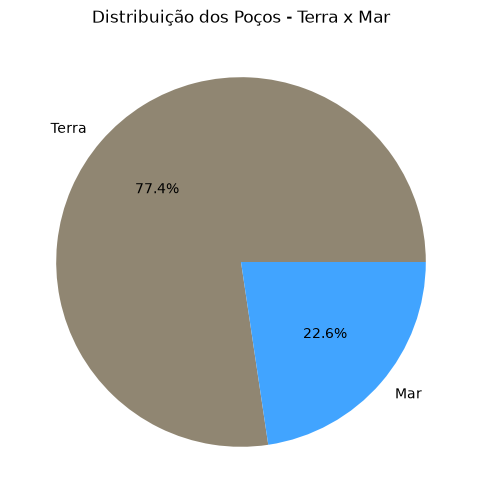
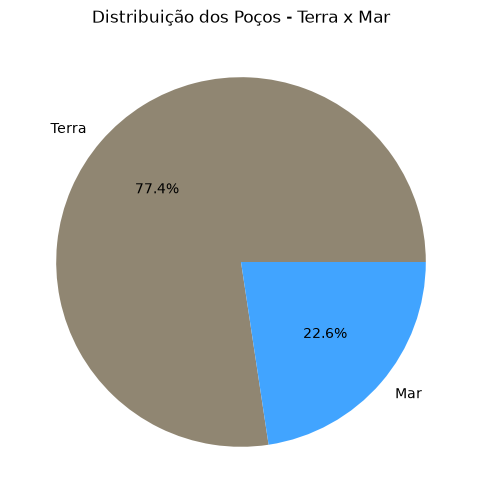
The change to this notebook cell's code, shown as a diff; its figure went from the first image to the second:
--- before
+++ after
@@ -1,7 +1,7 @@
 # Ditribuição dos Poços - Terra x Mar
-contagem = df['TERRA_MAR_DESC'].value_counts().reindex(['Terra', 'Mar'])
+contagem = df_data['TERRA_MAR_DESC'].value_counts().reindex(['Terra', 'Mar'])
 plt.figure(figsize=(6,6))
 
-df['TERRA_MAR_DESC'].value_counts().plot(
+df_data['TERRA_MAR_DESC'].value_counts().plot(
     kind='pie',
     autopct='%1.1f%%',

Commit: fix: Correção da data de conclusão, que foi desfeita e esquecida de retornar agora no Python